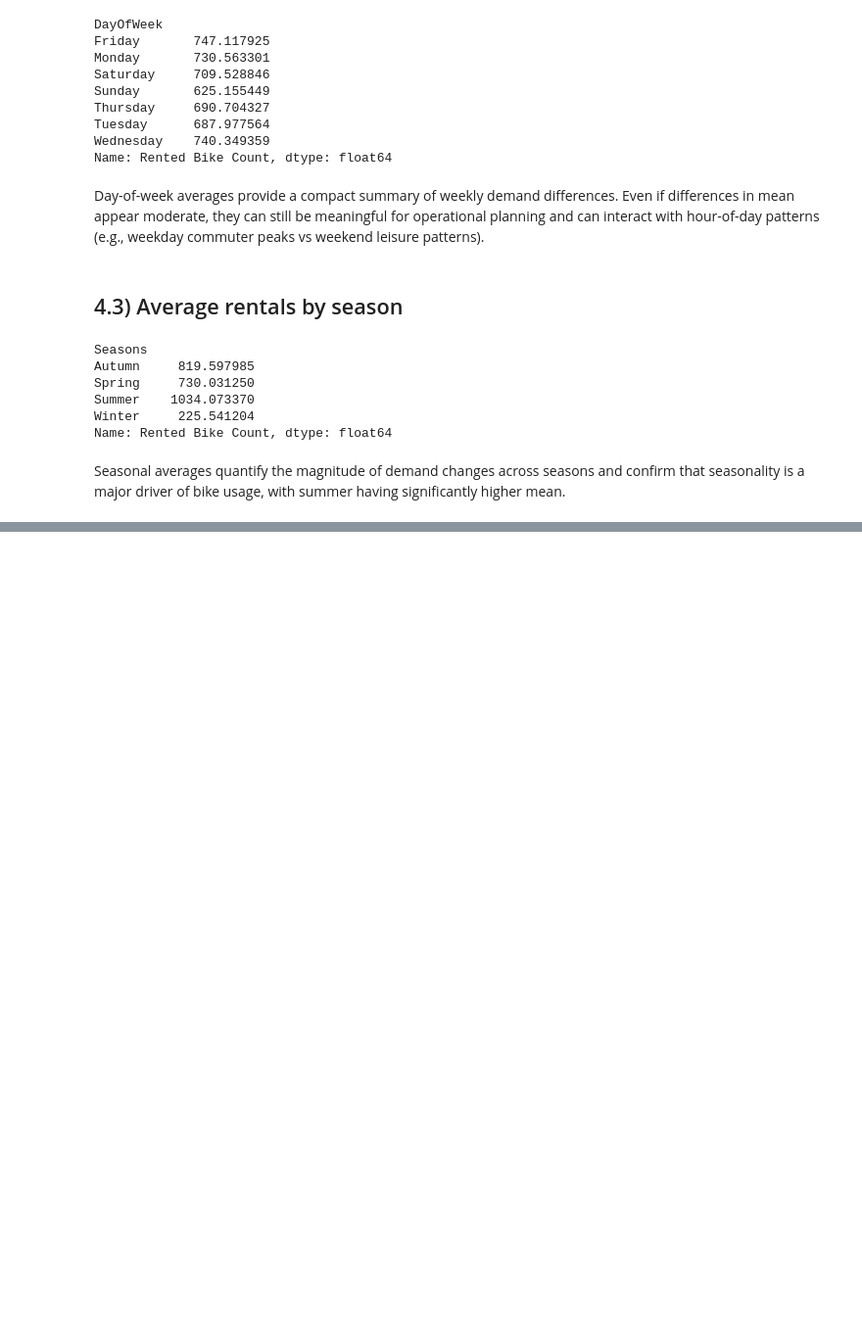
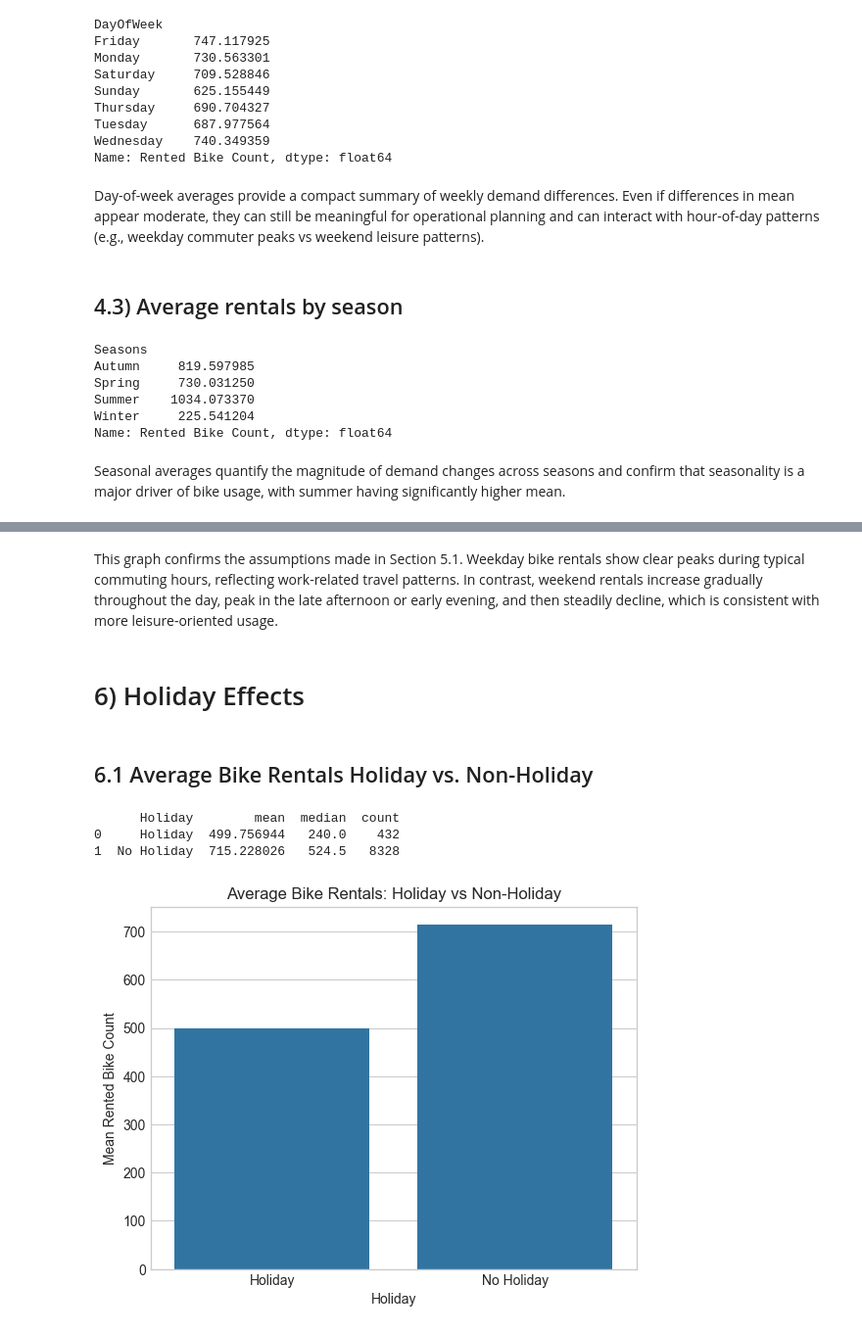
Before and after one commit to antonioi99/dds_group_16, a Jupyter notebook: EDA.ipynb, the cells around one changed output, grey strips where cells are left out. Shown at 98% size. Drawn from its saved outputs; the diff is of its cells as text; code cells hidden in the pictures; blank space fills up the shorter version.

```diff
--- a/EDA_Mark.ipynb
+++ b/EDA.ipynb
@@ -274,0 +321,20 @@ The descriptive statistics confirm the distributional patterns: temperature and
+# %% [markdown]
+This graph confirms the assumptions made in Section 5.1. Weekday bike rentals show clear peaks during typical commuting hours, reflecting work-related travel patterns. In contrast, weekend rentals increase gradually throughout the day, peak in the late afternoon or early evening, and then steadily decline, which is consistent with more leisure-oriented usage.
+# %% [markdown]
+
+# 6) Holiday Effects
+# %% [markdown]
+## 6.1 Average Bike Rentals Holiday vs. Non-Holiday
+# %%
+holiday_agg = df.groupby('Holiday')['Rented Bike Count'].agg(['mean','median','count']).reset_index()
+print(holiday_agg)
+
+sns.barplot(x='Holiday', y='mean', data=holiday_agg)
+plt.title('Average Bike Rentals: Holiday vs Non-Holiday')
+plt.ylabel('Mean Rented Bike Count')
+plt.show()
+# %% [output]
+      Holiday        mean  median  count
+0     Holiday  499.756944   240.0    432
+1  No Holiday  715.228026   524.5   8328
+[figure, added]
```
Also changed, not shown: parts of 54 cells of this notebook, 1 other file.
